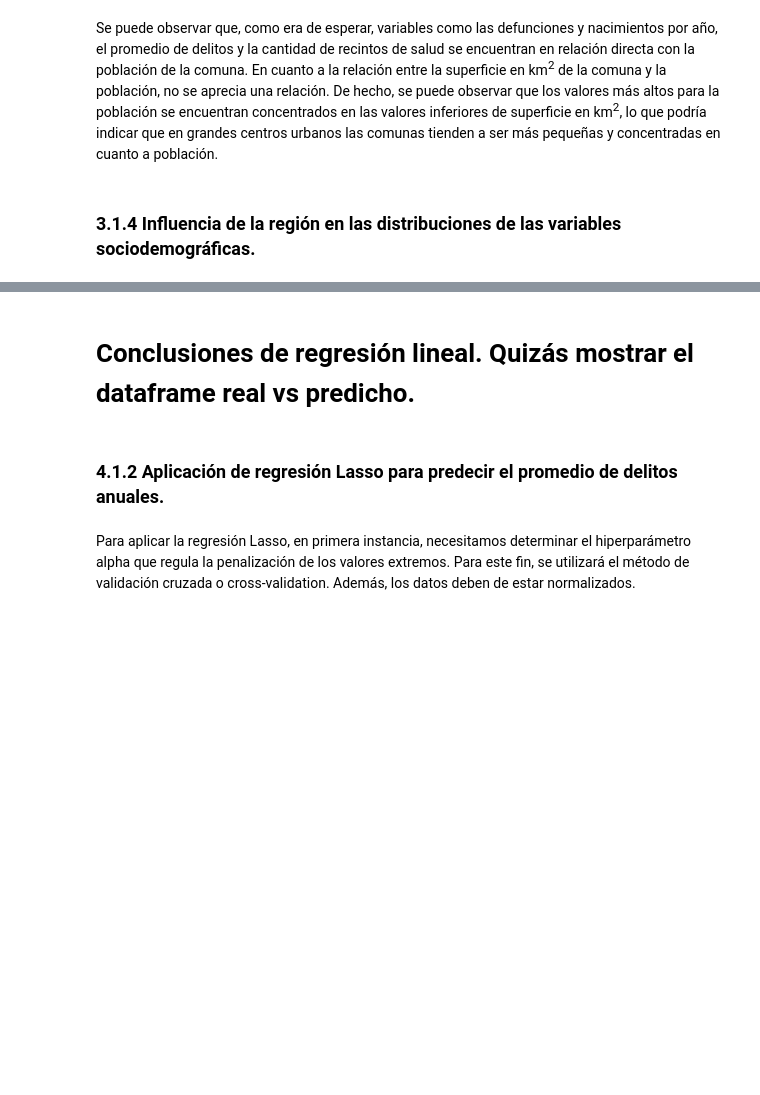
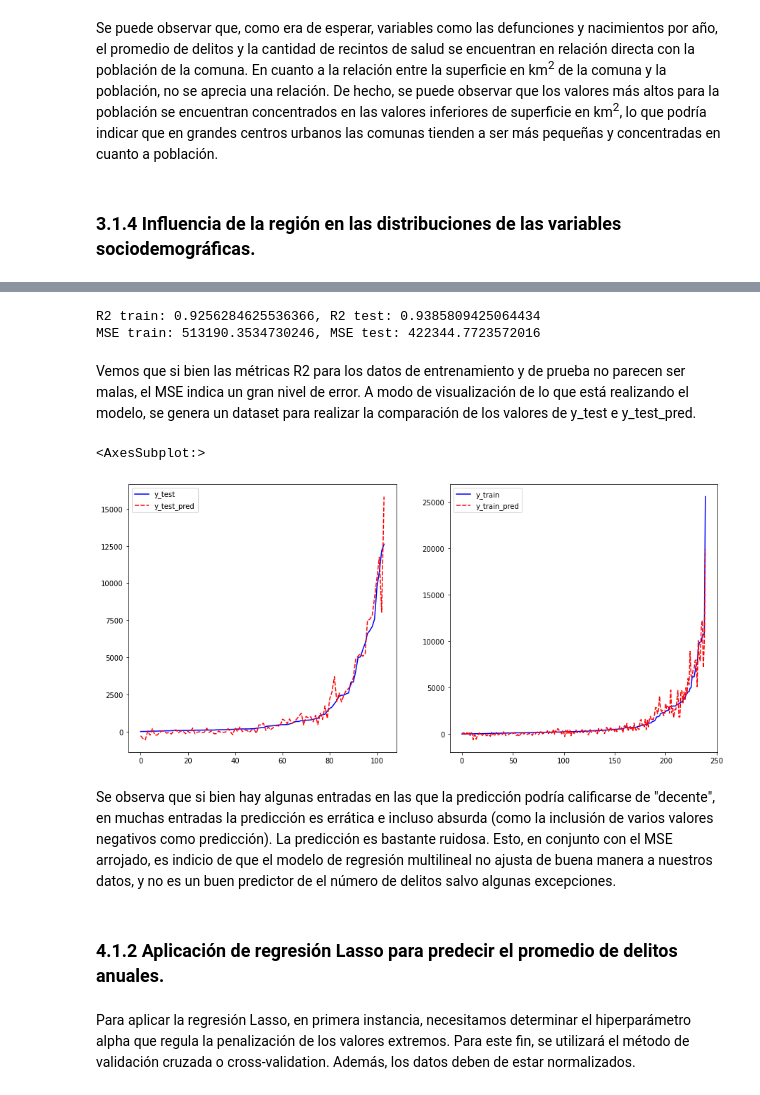
Before and after one commit to 08benja08p/Grupo-8-CDD, a Jupyter notebook: Proyecto/Proyecto_CDD.ipynb, the cells around one changed output, grey strips where cells are left out. Saved outputs shown, nothing was run; the diff lists cells and outputs as text; code cells hidden in the pictures; blank space fills up the shorter version.

```diff
--- a/Proyecto/Proyecto_CDD.ipynb
+++ b/Proyecto/Proyecto_CDD.ipynb
@@ -90,12 +90,12 @@ rdenuncias = requests.get(link_denuncias, stream = True)
 
 #Se necesita crear la carpeta para almacenar los archivos de datos.
 #exist_ok permite evitar errores derivados de la ya-existencia de la carpeta.
-ruta_delitos = os.path.join('Data')
-os.makedirs(ruta_delitos, exist_ok = True)
+#ruta_delitos = os.path.join('Data')
+#os.makedirs(ruta_delitos, exist_ok = True)
 
 #Descompresión del archivo necesario de todo el ZIP
 z = zipfile.ZipFile(io.BytesIO(rdenuncias.content))
-z.extractall(path=ruta_delitos, members=['Frecuencia Anual_DENUNCIA.xlsx'] )
+z.extractall(path='Data', members=['Frecuencia Anual_DENUNCIA.xlsx'] )
 
 #Crea dataframe
 path_denuncias = os.path.join('Data', 'Frecuencia Anual_DENUNCIA.xlsx')
@@ -106,16 +106,15 @@ data_total_dmcs = pd.read_excel(path_denuncias, sheet_name = 'TOTAL_DMCS')
 opener = urllib.request.build_opener()
 opener.addheaders = [('User-Agent', 'Mozilla/5.0 (Windows NT 10.0; Win64; x64) AppleWebKit/537.36 (KHTML, like Gecko) Chrome/96.0.4664.93 Safari/537.36')]
 urllib.request.install_opener(opener)
-link_educacion = urllib.request.urlretrieve('https://junar-selfpub-storage.s3.amazonaws.com/0705/50931/140196801712254783814864722173348825596?response-content-disposition=attachment;filename="20181218_SNED_2018_2019.csv"&AWSAccessKeyId=AKIAI652OHJ6H2VI25OA&Expires=1639514783&Signature=EPwFBoRa6L69l50j3PLphnzcF8o=')
-
-
+#link_educacion = urllib.request.urlretrieve('https://junar-selfpub-storage.s3.amazonaws.com/0705/50931/140196801712254783814864722173348825596?response-content-disposition=attachment;filename="20181218_SNED_2018_2019.csv"&AWSAccessKeyId=AKIAI652OHJ6H2VI25OA&Expires=1639514783&Signature=EPwFBoRa6L69l50j3PLphnzcF8o=')
+link_educacion = os.path.join('Data', '20181218_SNED_2018_2019.csv')
 
 #url = 'http://datos.mineduc.cl/datasets/193132-bd-sned-2018-2019.download'
 #user_agent = 'Mozilla/5.0 (X11; Linux x86_64) AppleWebKit/535.19 (KHTML, like Gecko) Ubuntu/12.04 Chromium/18.0.1025.168 Chrome/18.0.1025.168 Safari/535.19'
 #u = urlopen(Request(url, headers={'User-Agent': user_agent}))
 
 
-data_educacion = pd.read_csv(link_educacion[0], delimiter = ';')
+data_educacion = pd.read_csv(link_educacion, delimiter = ';')
 
 # Carga archivos (III): Data de indicador pobreza
 
@@ -621,9 +1223,39 @@ print (f'MSE train: {mse_train}, MSE test: {mse_test}')
-# %% [markdown]
-# Conclusiones de regresión lineal. Quizás mostrar el dataframe real vs predicho.
-# %% [markdown]
-### 4.1.2 Aplicación de regresión Lasso para predecir el promedio de delitos anuales.
-# %% [markdown]
-Para aplicar la regresión Lasso, en primera instancia, necesitamos determinar el hiperparámetro alpha que regula la penalización de los valores extremos. Para este fin, se utilizará el método de validación cruzada o cross-validation. Además, los datos deben de estar normalizados.
+# %%
+#Cálculo de las métricas de rendimiento
+r2_train = r2_score(y_train, y_train_pred)
+r2_test = r2_score(y_test, y_test_pred)
+mse_train = mean_squared_error(y_train, y_train_pred)
+mse_test = mean_squared_error(y_test, y_test_pred)
+print (f'R2 train: {r2_train}, R2 test: {r2_test}')
+print (f'MSE train: {mse_train}, MSE test: {mse_test}')
+# %% [output]
+R2 train: 0.9256284625536366, R2 test: 0.9385809425064434
+MSE train: 513190.3534730246, MSE test: 422344.7723572016
+# %% [markdown]
+Vemos que si bien las métricas R2 para los datos de entrenamiento y de prueba no parecen ser malas, el MSE indica un gran nivel de error. A modo de visualización de lo que está realizando el modelo, se genera un dataset para realizar la comparación de los valores de y_test e y_test_pred.
+# %%
+#Dataframe a modo de visualización
+data_res_test = pd.DataFrame()
+data_res_test['y_test'] = y_test
+data_res_test['y_test_pred'] = y_test_pred
+data_res_test = data_res_test.sort_values(by = 'y_test').reset_index(drop = True)
+data_res_train = pd.DataFrame()
+data_res_train['y_train'] = y_train
+data_res_train['y_train_pred'] = y_train_pred
+data_res_train = data_res_train.sort_values(by = 'y_train').reset_index(drop = True)
+
+fig, (ax1, ax2) = plt.subplots(1, 2, figsize = (15, 7))
+sns.lineplot(data = data_res_test, ax = ax1, palette = ['blue', 'red'])
+sns.lineplot(data = data_res_train, ax = ax2, palette = ['blue', 'red'])
+# %% [output]
+<AxesSubplot:>
+[figure, added]
+# %% [markdown]
+Se observa que si bien hay algunas entradas en las que la predicción podría calificarse de "decente", en muchas entradas la predicción es errática e incluso absurda (como la inclusión de varios valores negativos como predicción). La predicción es bastante ruidosa. Esto, en conjunto con el MSE arrojado, es indicio de que el modelo de regresión multilineal no ajusta de buena manera a nuestros datos, y no es un buen predictor de el número de delitos salvo algunas excepciones.
+# %% [markdown]
+### 4.1.2 Aplicación de regresión Lasso para predecir el promedio de delitos anuales.
+# %% [markdown]
+Para aplicar la regresión Lasso, en primera instancia, necesitamos determinar el hiperparámetro alpha que regula la penalización de los valores extremos. Para este fin, se utilizará el método de validación cruzada o cross-validation. Además, los datos deben de estar normalizados.
 # %%
 #Normalización de los datos
 standard_scaler = StandardScaler()
```
Also changed, not shown: parts of 121 cells of this notebook, 1 other file.
